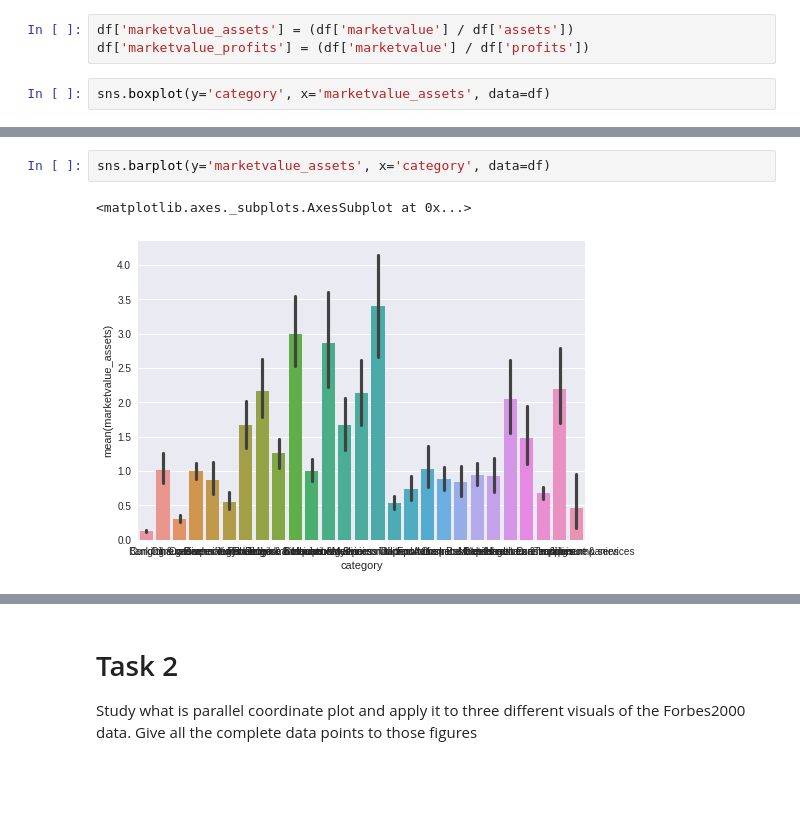
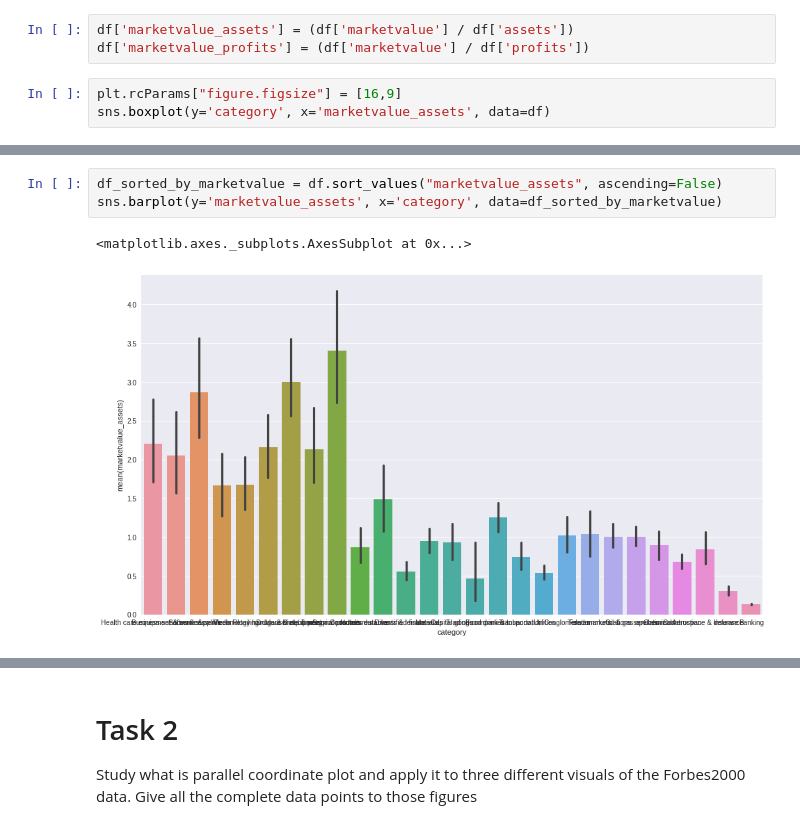
Before and after one commit to mkainula/ml-engineer, a Jupyter notebook: 02_Visualization/Assignment.ipynb, the cells around one changed output, grey strips where cells are left out. Drawn from its saved outputs; the diff is of its cells as text; blank space fills up the shorter version.

```diff
--- a/02_Visualization/Assignment.ipynb
+++ b/02_Visualization/Assignment.ipynb
@@ -25,6 +26,7 @@ df = df.dropna()
 df['marketvalue_assets'] = (df['marketvalue'] / df['assets'])
 df['marketvalue_profits'] = (df['marketvalue'] / df['profits'])
 # %%
+plt.rcParams["figure.figsize"] = [16,9]
 sns.boxplot(y='category', x='marketvalue_assets', data=df)
 # %% [output]
 <matplotlib.axes._subplots.AxesSubplot at 0x...>
@@ -37,5 +39,6 @@ sns.boxplot(y='category', x='marketvalue_profits', data=df)
 # %%
-sns.barplot(y='marketvalue_assets', x='category', data=df)
+df_sorted_by_marketvalue = df.sort_values("marketvalue_assets", ascending=False)
+sns.barplot(y='marketvalue_assets', x='category', data=df_sorted_by_marketvalue)
 # %% [output]
 <matplotlib.axes._subplots.AxesSubplot at 0x...>
-[figure, old version]
+[figure, new version]
```
Also changed, not shown: parts of 9 cells of this notebook.
